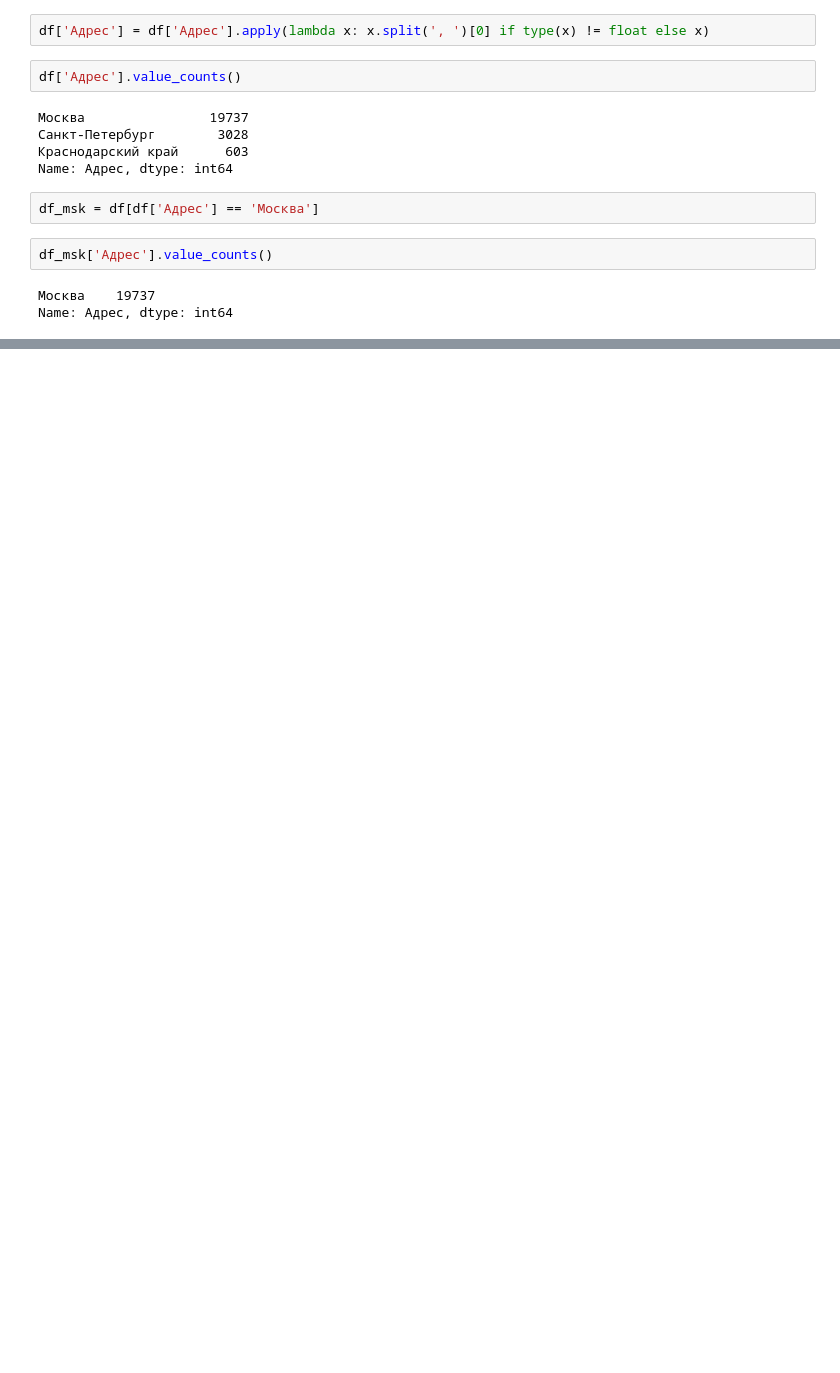
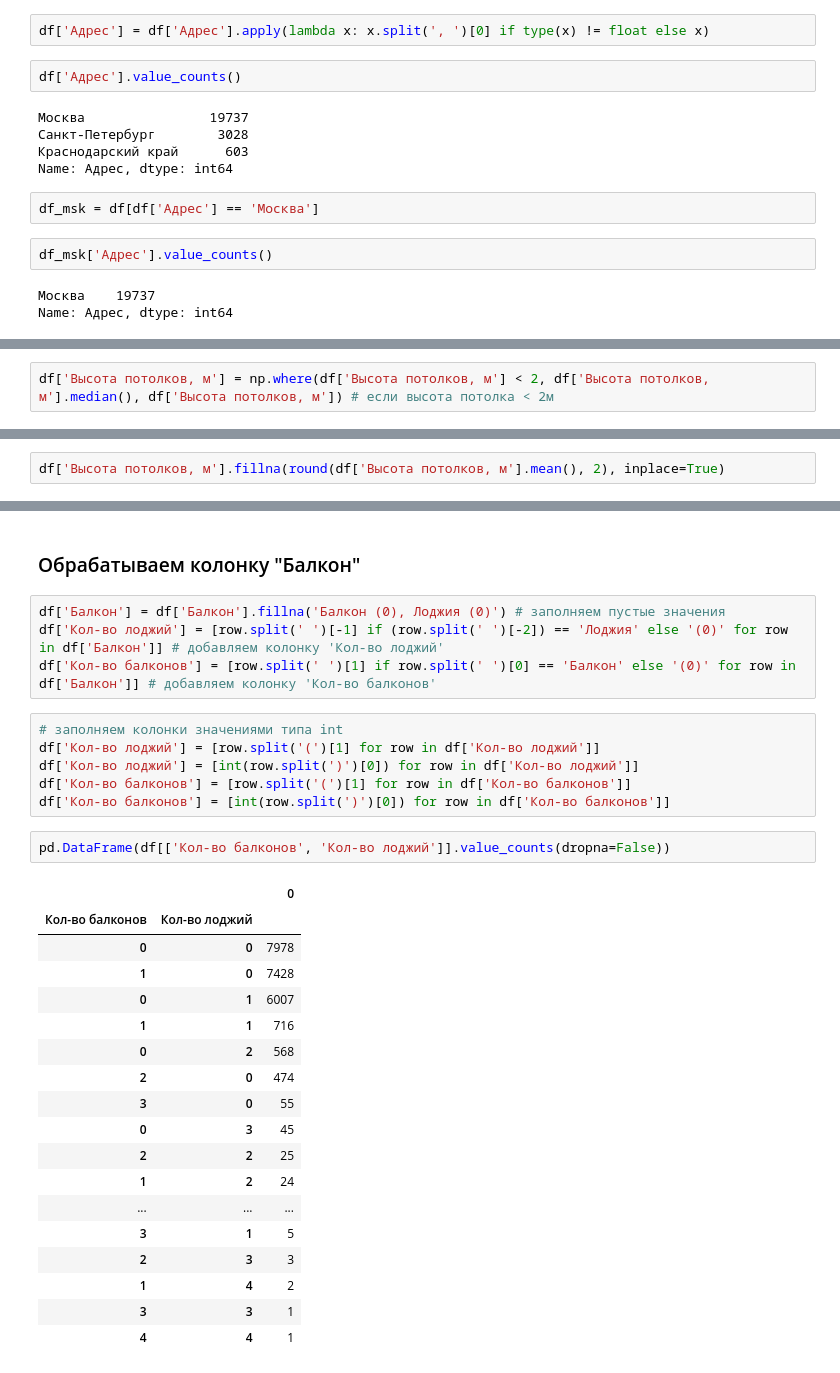
Before and after one commit to sunny-annie/Streamlit_rent_real_estate, a Jupyter notebook: preprocessing.ipynb, the cells around one changed output, grey strips where cells are left out. Cells and saved outputs as stored; diff of their text form; blank space fills up the shorter version.

```diff
--- a/preprocessing.ipynb
+++ b/preprocessing.ipynb
@@ -72,0 +107,2 @@ Name: Адрес, dtype: int64
+# %%
+df['Высота потолков, м'] = np.where(df['Высота потолков, м'] < 2, df['Высота потолков, м'].median(), df['Высота потолков, м']) # если высота потолка < 2м
@@ -72,0 +111,2 @@ Name: Адрес, dtype: int64
+# %%
+df['Высота потолков, м'].fillna(round(df['Высота потолков, м'].mean(), 2), inplace=True)
@@ -72,0 +129,33 @@ Name: Адрес, dtype: int64
+# %% [markdown]
+### Обрабатываем колонку "Балкон"
+# %%
+df['Балкон'] = df['Балкон'].fillna('Балкон (0), Лоджия (0)') # заполняем пустые значения
+df['Кол-во лоджий'] = [row.split(' ')[-1] if (row.split(' ')[-2]) == 'Лоджия' else '(0)' for row in df['Балкон']] # добавляем колонку 'Кол-во лоджий'
+df['Кол-во балконов'] = [row.split(' ')[1] if row.split(' ')[0] == 'Балкон' else '(0)' for row in df['Балкон']] # добавляем колонку 'Кол-во балконов'
+# %%
+# заполняем колонки значениями типа int
+df['Кол-во лоджий'] = [row.split('(')[1] for row in df['Кол-во лоджий']]
+df['Кол-во лоджий'] = [int(row.split(')')[0]) for row in df['Кол-во лоджий']]
+df['Кол-во балконов'] = [row.split('(')[1] for row in df['Кол-во балконов']]
+df['Кол-во балконов'] = [int(row.split(')')[0]) for row in df['Кол-во балконов']]
+# %%
+pd.DataFrame(df[['Кол-во балконов', 'Кол-во лоджий']].value_counts(dropna=False))
+# %% [output]
+|  |  | 0 |
+| Кол-во балконов | Кол-во лоджий |  |
+| 0 | 0 | 7978 |
+| 1 | 0 | 7428 |
+| 0 | 1 | 6007 |
+| 1 | 1 | 716 |
+| 0 | 2 | 568 |
+| 2 | 0 | 474 |
+| 3 | 0 | 55 |
+| 0 | 3 | 45 |
+| 2 | 2 | 25 |
+| 1 | 2 | 24 |
+| ... | ... | ... |
+| 3 | 1 | 5 |
+| 2 | 3 | 3 |
+| 1 | 4 | 2 |
+| 3 | 3 | 1 |
+| 4 | 4 | 1 |
```
Also changed, not shown: parts of 12 cells of this notebook.
